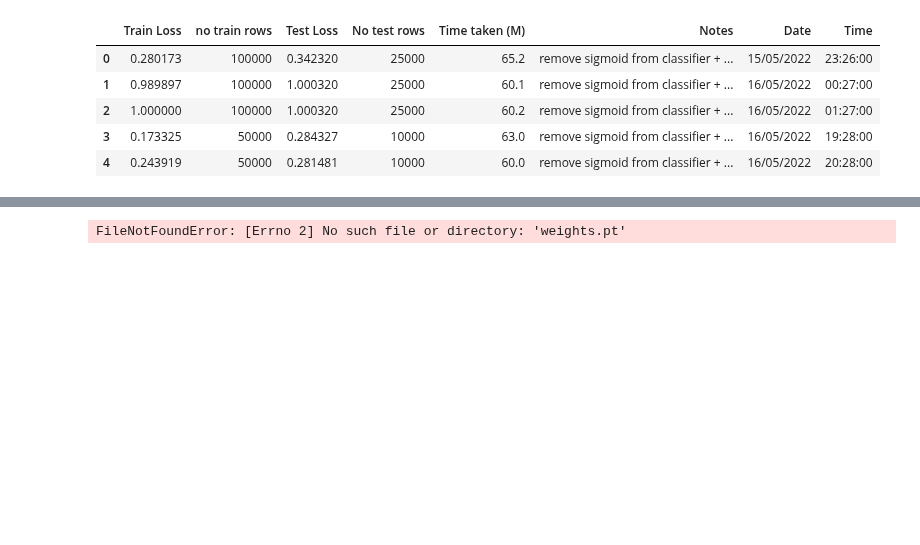
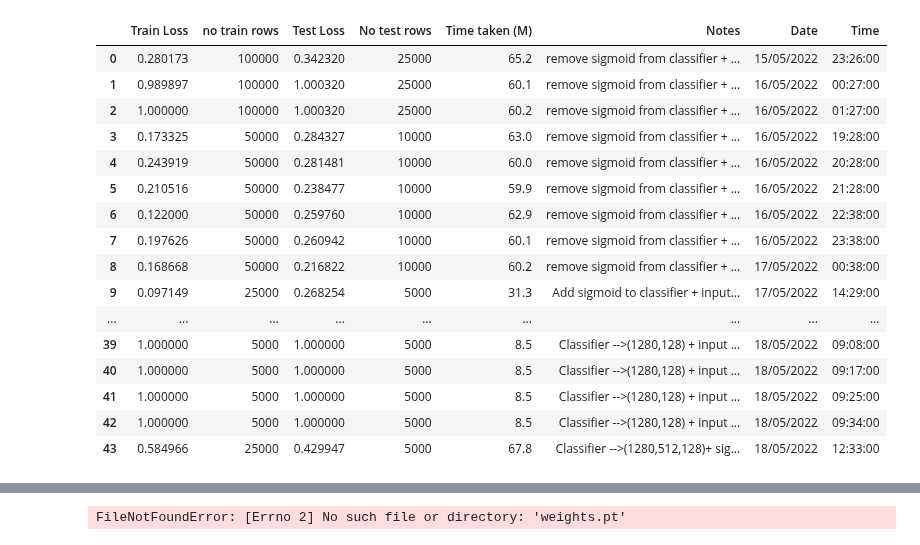
Before and after one commit to ahmedbadr97/conv-facenet, a Jupyter notebook: notebooks/efficent-facenet-train.ipynb, the cells around one changed output, grey strips where cells are left out. Cells and saved outputs as stored; diff of their text form; code cells hidden in the pictures; blank space fills up the shorter version.

```diff
--- a/notebooks/efficent-facenet-train.ipynb
+++ b/notebooks/efficent-facenet-train.ipynb
@@ -20,13 +20,24 @@ stop_n_layers=5
 # %%
 train_history=pd.read_csv(train_data_save_path+"/train_data.csv",index_col=False)
 # %%
-train_history.head()
+train_history
 # %% [output]
 |  | Train Loss | no train rows | Test Loss | No test rows | Time taken (M) | Notes | Date | Time |
 | 0 | 0.280173 | 100000 | 0.342320 | 25000 | 65.2 | remove sigmoid from classifier + ... | 15/05/2022 | 23:26:00 |
 | 1 | 0.989897 | 100000 | 1.000320 | 25000 | 60.1 | remove sigmoid from classifier + ... | 16/05/2022 | 00:27:00 |
 | 2 | 1.000000 | 100000 | 1.000320 | 25000 | 60.2 | remove sigmoid from classifier + ... | 16/05/2022 | 01:27:00 |
 | 3 | 0.173325 | 50000 | 0.284327 | 10000 | 63.0 | remove sigmoid from classifier + ... | 16/05/2022 | 19:28:00 |
 | 4 | 0.243919 | 50000 | 0.281481 | 10000 | 60.0 | remove sigmoid from classifier + ... | 16/05/2022 | 20:28:00 |
+| 5 | 0.210516 | 50000 | 0.238477 | 10000 | 59.9 | remove sigmoid from classifier + ... | 16/05/2022 | 21:28:00 |
+| 6 | 0.122000 | 50000 | 0.259760 | 10000 | 62.9 | remove sigmoid from classifier + ... | 16/05/2022 | 22:38:00 |
+| 7 | 0.197626 | 50000 | 0.260942 | 10000 | 60.1 | remove sigmoid from classifier + ... | 16/05/2022 | 23:38:00 |
+| 8 | 0.168668 | 50000 | 0.216822 | 10000 | 60.2 | remove sigmoid from classifier + ... | 17/05/2022 | 00:38:00 |
+| 9 | 0.097149 | 25000 | 0.268254 | 5000 | 31.3 | Add sigmoid to classifier + input... | 17/05/2022 | 14:29:00 |
+| ... | ... | ... | ... | ... | ... | ... | ... | ... |
+| 39 | 1.000000 | 5000 | 1.000000 | 5000 | 8.5 | Classifier -->(1280,128) + input ... | 18/05/2022 | 09:08:00 |
+| 40 | 1.000000 | 5000 | 1.000000 | 5000 | 8.5 | Classifier -->(1280,128) + input ... | 18/05/2022 | 09:17:00 |
+| 41 | 1.000000 | 5000 | 1.000000 | 5000 | 8.5 | Classifier -->(1280,128) + input ... | 18/05/2022 | 09:25:00 |
+| 42 | 1.000000 | 5000 | 1.000000 | 5000 | 8.5 | Classifier -->(1280,128) + input ... | 18/05/2022 | 09:34:00 |
+| 43 | 0.584966 | 25000 | 0.429947 | 5000 | 67.8 | Classifier -->(1280,512,128)+ sig... | 18/05/2022 | 12:33:00 |
 # %%
 model = face_descriptor.FaceDescriptorModel(download_weights=True, version="efficientnet_b1")
```
Also changed, not shown: parts of 17 cells of this notebook, 7 other files.
